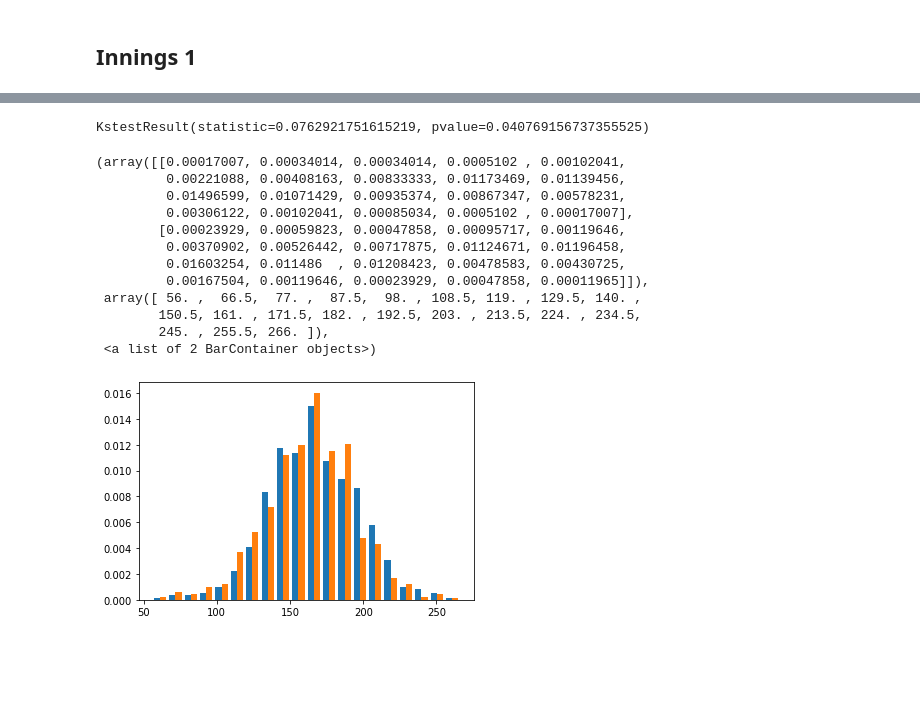
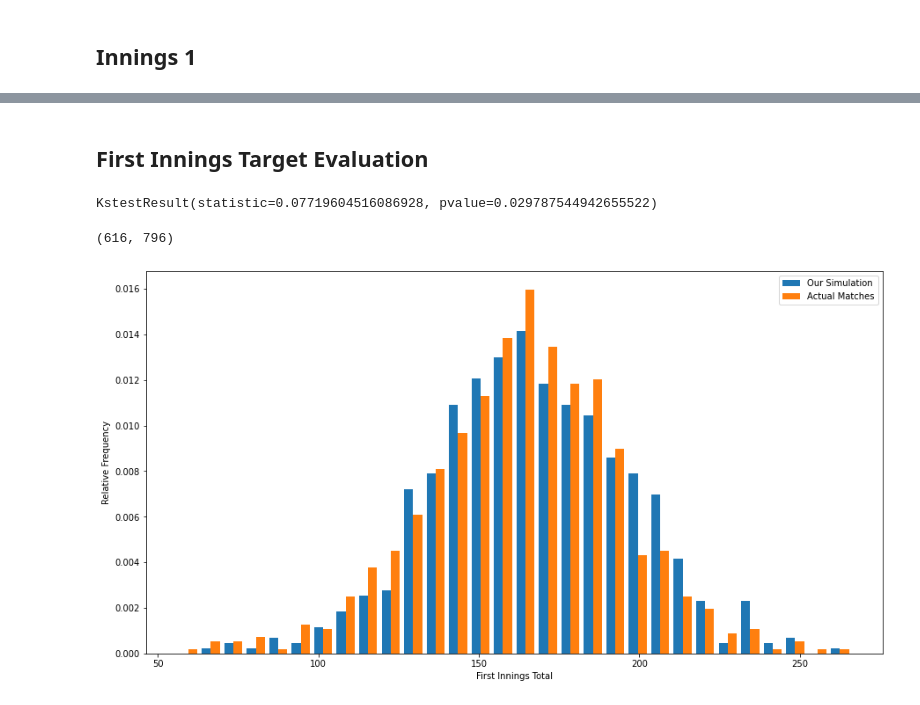
Before and after one commit to AravindM2803/IPL-Simulator, a Jupyter notebook: iplsim-dense/Evaluate.ipynb, the cells around one changed output, grey strips where cells are left out. Drawn from its saved outputs; the diff is of its cells as text; code cells hidden in the pictures; blank space fills up the shorter version.

Commit message:
evaluation ipynb: added more evaluation metrics

```diff
--- a/iplsim-dense/Evaluate.ipynb
+++ b/iplsim-dense/Evaluate.ipynb
@@ -36,26 +49,26 @@ actualstat = ActualStats("Evaluation/actual.pkl")
 # actualstat = ActualStats()
 # actualstat.run_df(1, True)
 # actualstat.run_df(2, True)
+# %% [markdown]
+## First Innings Target Evaluation
 # %%
 from scipy import stats
 # stats.ttest_ind(evaluator.total_stat[::2], actualstat.total_stat, equal_var=False)
-stats.ks_2samp(evaluator.total_stat, actualstat.total_stat, alternative='two-sided', mode='auto')
+stats.ks_2samp(evaluator.total_stat, actualstat.total_stat)
 # %% [output]
-KstestResult(statistic=0.0762921751615219, pvalue=0.040769156737355525)
+KstestResult(statistic=0.07719604516086928, pvalue=0.029787544942655522)
+# %%
+len(evaluator.total_stat), len(actualstat.total_stat)
+# %% [output]
+(616, 796)
 # %%
 import matplotlib.pyplot as plt
-plt.hist([evaluator.total_stat, actualstat.total_stat], density=True, bins=20, label=["Our Simulation", "Actual Matches"])
+plt.hist([evaluator.total_stat, actualstat.total_stat], density=True, bins=30, label=["Our Simulation", "Actual Matches"])
+plt.legend()
+plt.xlabel("First Innings Total")
+plt.ylabel("Relative Frequency")
+fig = plt.gcf()
+fig.set_size_inches(15, 8)
+plt.show()
 # %% [output]
-(array([[0.00017007, 0.00034014, 0.00034014, 0.0005102 , 0.00102041,
-         0.00221088, 0.00408163, 0.00833333, 0.01173469, 0.01139456,
-         0.01496599, 0.01071429, 0.00935374, 0.00867347, 0.00578231,
-         0.00306122, 0.00102041, 0.00085034, 0.0005102 , 0.00017007],
-        [0.00023929, 0.00059823, 0.00047858, 0.00095717, 0.00119646,
-         0.00370902, 0.00526442, 0.00717875, 0.01124671, 0.01196458,
-         0.01603254, 0.011486  , 0.01208423, 0.00478583, 0.00430725,
-         0.00167504, 0.00119646, 0.00023929, 0.00047858, 0.00011965]]),
- array([ 56. ,  66.5,  77. ,  87.5,  98. , 108.5, 119. , 129.5, 140. ,
-        150.5, 161. , 171.5, 182. , 192.5, 203. , 213.5, 224. , 234.5,
-        245. , 255.5, 266. ]),
- <a list of 2 BarContainer objects>)
-[figure, old version]
+[figure, new version]
```
Also changed, not shown: parts of 12 cells of this notebook.
